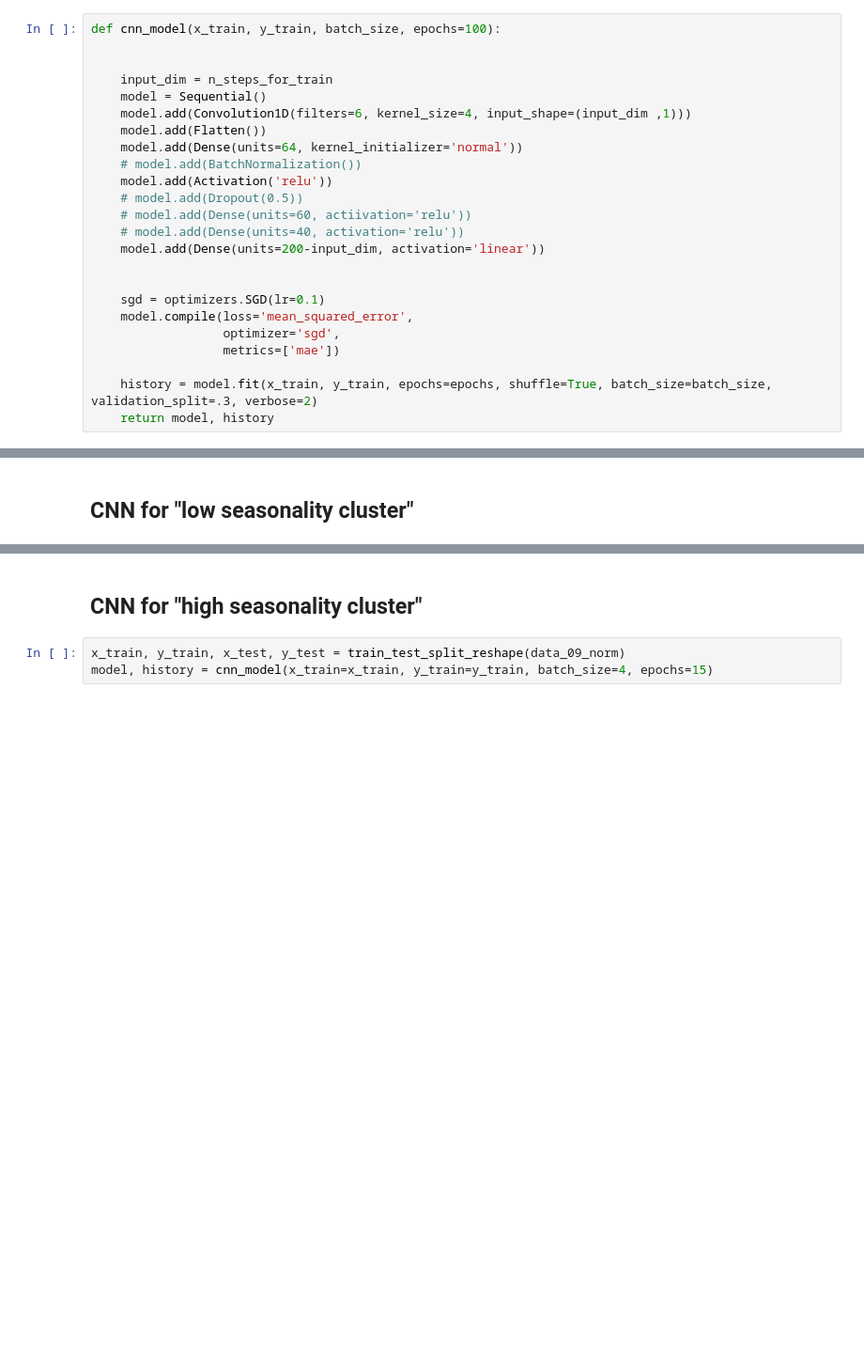
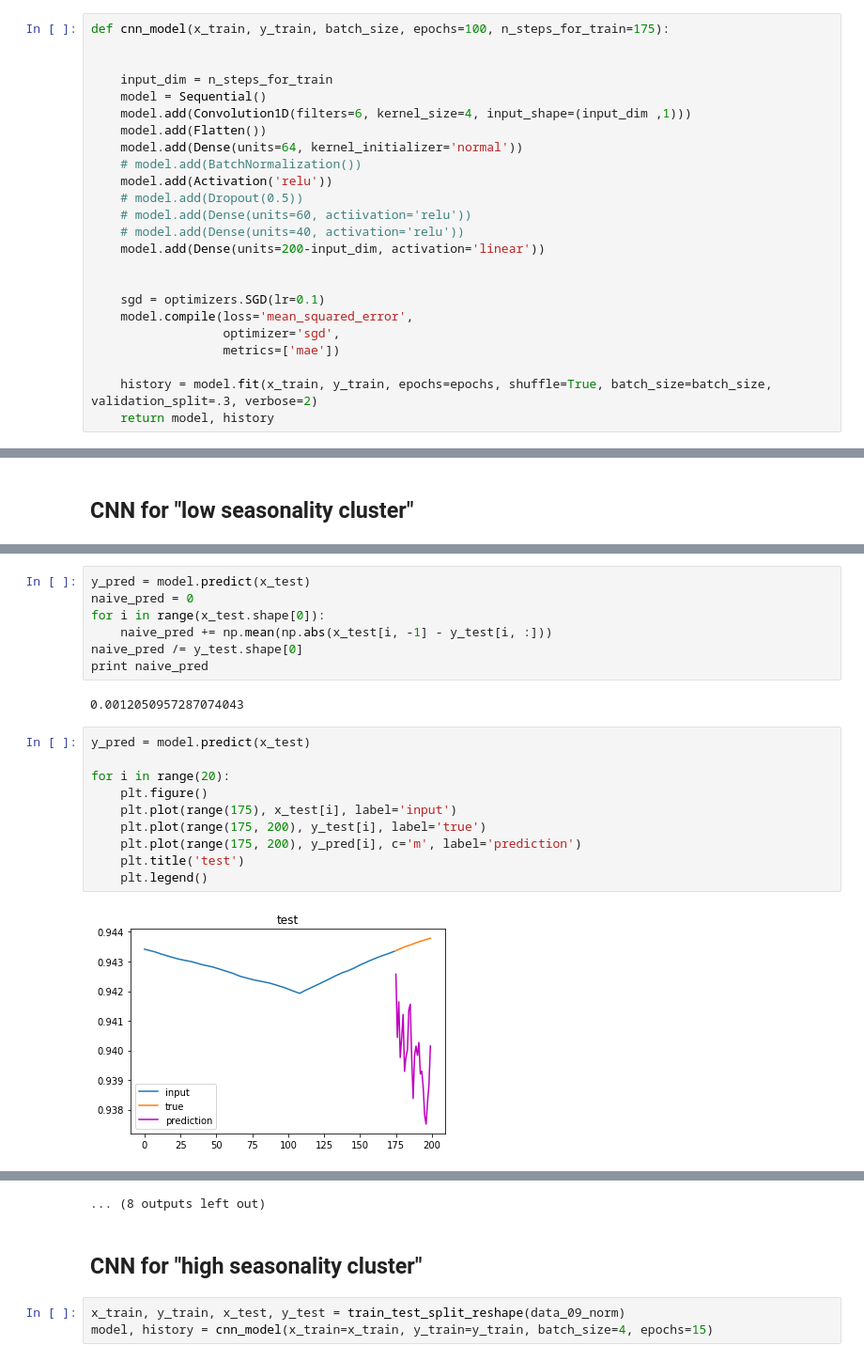
Before and after one commit to michael135/time_series_clustering, a Jupyter notebook: begining_seasonality_data.ipynb, the cells around one changed output, grey strips where cells are left out. Shown at 94% size. Saved outputs shown, nothing was run; the diff lists cells and outputs as text; blank space fills up the shorter version.

```diff
--- a/begining_seasonality_data.ipynb
+++ b/begining_seasonality_data.ipynb
@@ -106,7 +108,7 @@ def train_test_split_reshape(data, n_steps_for_train=175):
     y_test = data[n_samples/2:, n_steps_for_train:]
     return x_train, y_train, x_test, y_test
 # %%
-def cnn_model(x_train, y_train, batch_size, epochs=100):
+def cnn_model(x_train, y_train, batch_size, epochs=100, n_steps_for_train=175):
 
 
     input_dim = n_steps_for_train
@@ -178,0 +205,21 @@ Epoch 15/15
+# %%
+y_pred = model.predict(x_test)
+naive_pred = 0
+for i in range(x_test.shape[0]):
+    naive_pred += np.mean(np.abs(x_test[i, -1] - y_test[i, :]))
+naive_pred /= y_test.shape[0]
+print naive_pred
+# %% [output]
+0.0012050957287074043
+# %%
+y_pred = model.predict(x_test)
+
+for i in range(20):
+    plt.figure()
+    plt.plot(range(175), x_test[i], label='input')
+    plt.plot(range(175, 200), y_test[i], label='true')
+    plt.plot(range(175, 200), y_pred[i], c='m', label='prediction')
+    plt.title('test')
+    plt.legend()
+# %% [output]
+[figure, added]
@@ -179,3 +237,4 @@ Epoch 15/15
+... (8 outputs left out)
 # %% [markdown]
 ## CNN for "high seasonality cluster"
 # %%
```
Also changed, not shown: parts of 16 cells of this notebook, 3 other files.
